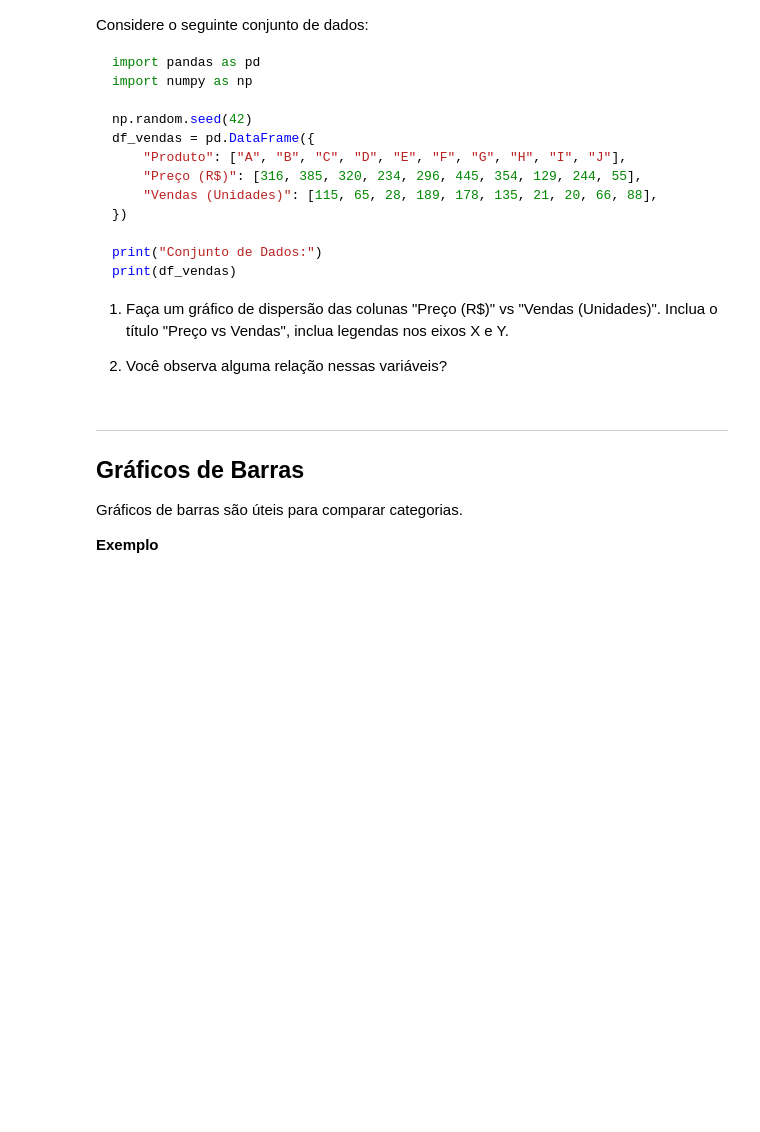
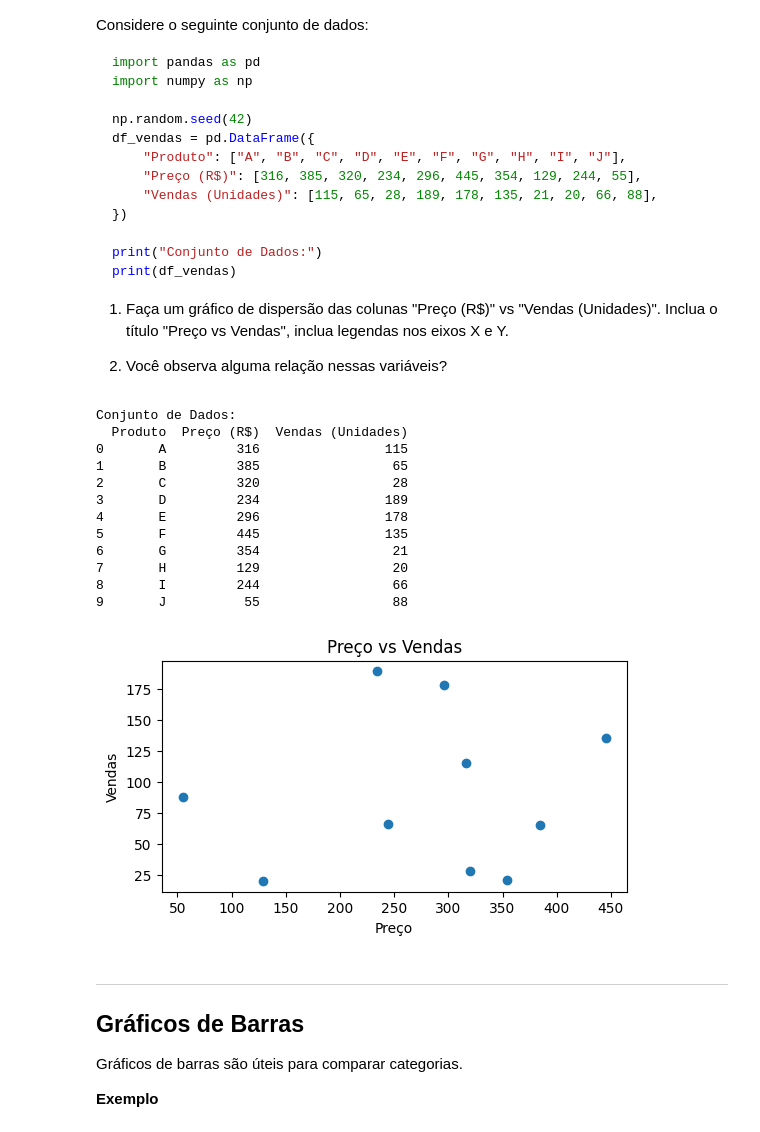
Before and after one commit to natashanuto/CEE2, a Jupyter notebook: 14_matplotlib.ipynb, the cells around one changed output. Cells and saved outputs as stored; diff of their text form; code cells hidden in the pictures; blank space fills up the shorter version.

```diff
--- a/14_matplotlib.ipynb
+++ b/14_matplotlib.ipynb
@@ -255,6 +271,46 @@ print(df_vendas)
 1. Faça um gráfico de dispersão das colunas "Preço (R$)" vs "Vendas (Unidades)". Inclua o título "Preço vs Vendas", inclua legendas nos eixos X e Y.
 
 2. Você observa alguma relação nessas variáveis?
+# %%
+import pandas as pd
+import numpy as np
+
+np.random.seed(42)
+df_vendas = pd.DataFrame({
+    "Produto": ["A", "B", "C", "D", "E", "F", "G", "H", "I", "J"],
+    "Preço (R$)": [316, 385, 320, 234, 296, 445, 354, 129, 244, 55],
+    "Vendas (Unidades)": [115, 65, 28, 189, 178, 135, 21, 20, 66, 88],
+})
+
+print("Conjunto de Dados:")
+print(df_vendas)
+
+import matplotlib.pyplot as plt
+
+plt.figure(figsize=(6, 3))
+plt.scatter(df_vendas["Preço (R$)"], df_vendas["Vendas (Unidades)"])
+plt.title("Preço vs Vendas")
+plt.xlabel("Preço")
+plt.ylabel("Vendas")
+plt.show()
+
+#2. Você observa alguma relação nessas variáveis?
+
+#As variáveis não aparentam ter alguma relação.
+# %% [output]
+Conjunto de Dados:
+  Produto  Preço (R$)  Vendas (Unidades)
+0       A         316                115
+1       B         385                 65
+2       C         320                 28
+3       D         234                189
+4       E         296                178
+5       F         445                135
+6       G         354                 21
+7       H         129                 20
+8       I         244                 66
+9       J          55                 88
+[figure, added]
 # %% [markdown]
 ---
 
```
Also changed, not shown: parts of 2 cells of this notebook.
